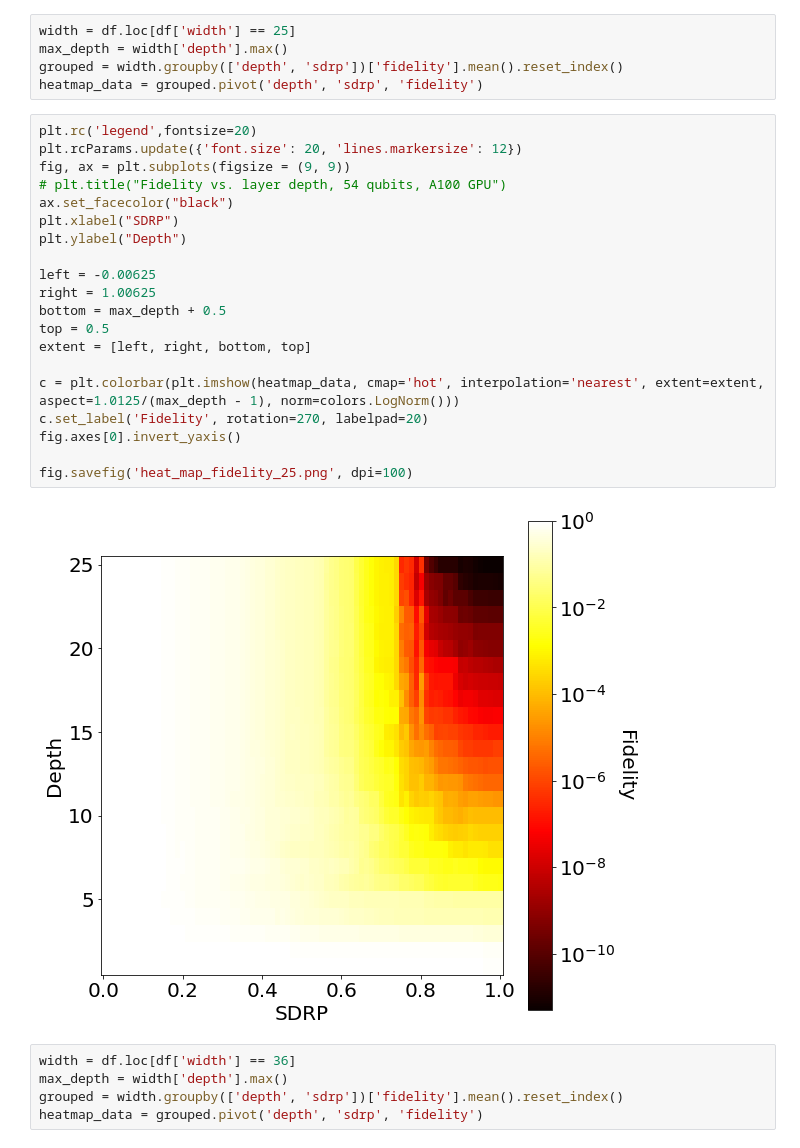
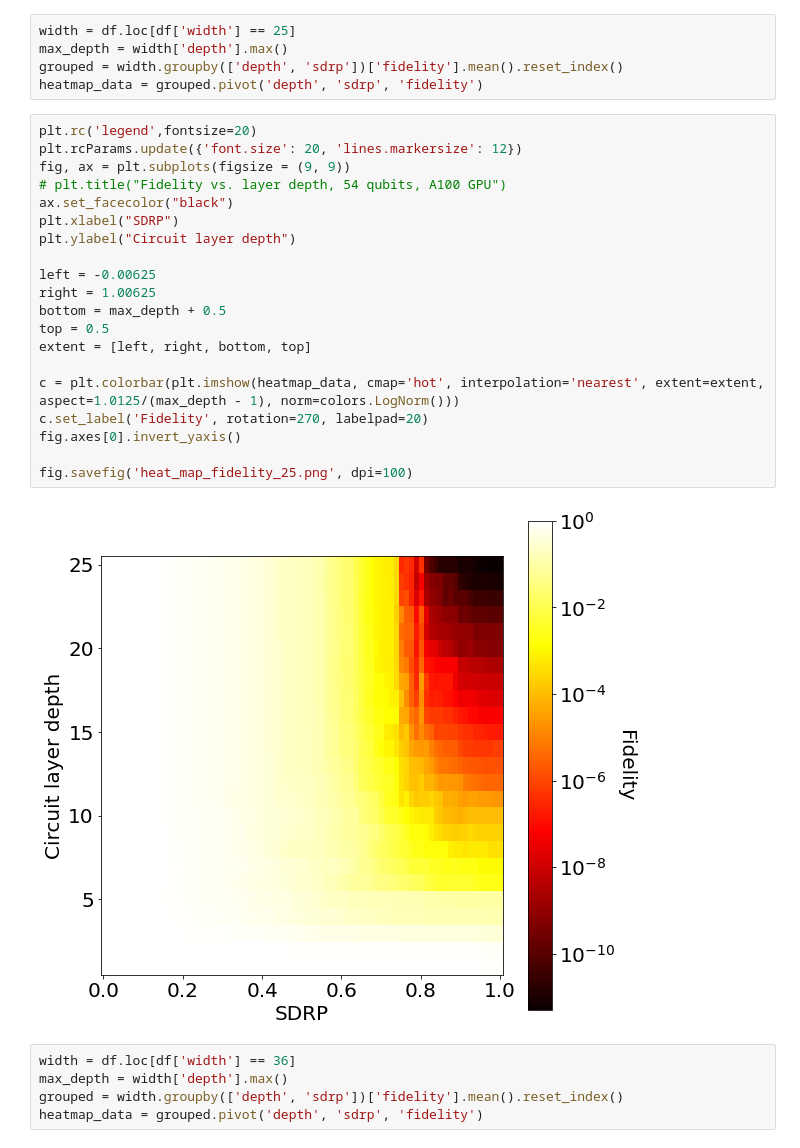
Before and after one commit to unitaryfund/research, a Jupyter notebook: qrack-report/plots/Fidelity heat maps.ipynb, the cells around one changed output. Saved outputs shown, nothing was run; the diff lists cells and outputs as text.

Commit message:
Fix fidelity plots

```diff
--- a/qrack-report/plots/Fidelity heat maps.ipynb
+++ b/qrack-report/plots/Fidelity heat maps.ipynb
@@ -16,25 +16,25 @@ heatmap_data = grouped.pivot('depth', 'sdrp', 'fidelity')
 # %%
 plt.rc('legend',fontsize=20)
 plt.rcParams.update({'font.size': 20, 'lines.markersize': 12})
 fig, ax = plt.subplots(figsize = (9, 9))
 # plt.title("Fidelity vs. layer depth, 54 qubits, A100 GPU")
 ax.set_facecolor("black")
 plt.xlabel("SDRP")
-plt.ylabel("Depth")
+plt.ylabel("Circuit layer depth")
 
 left = -0.00625
 right = 1.00625
 bottom = max_depth + 0.5
 top = 0.5
 extent = [left, right, bottom, top]
 
 c = plt.colorbar(plt.imshow(heatmap_data, cmap='hot', interpolation='nearest', extent=extent, aspect=1.0125/(max_depth - 1), norm=colors.LogNorm()))
 c.set_label('Fidelity', rotation=270, labelpad=20)
 fig.axes[0].invert_yaxis()
 
 fig.savefig('heat_map_fidelity_25.png', dpi=100)
 # %% [output]
-[figure, old version]
+[figure, new version]
 # %%
 width = df.loc[df['width'] == 36]
 max_depth = width['depth'].max()
```
Also changed, not shown: parts of 2 cells of this notebook, 3 other files.
